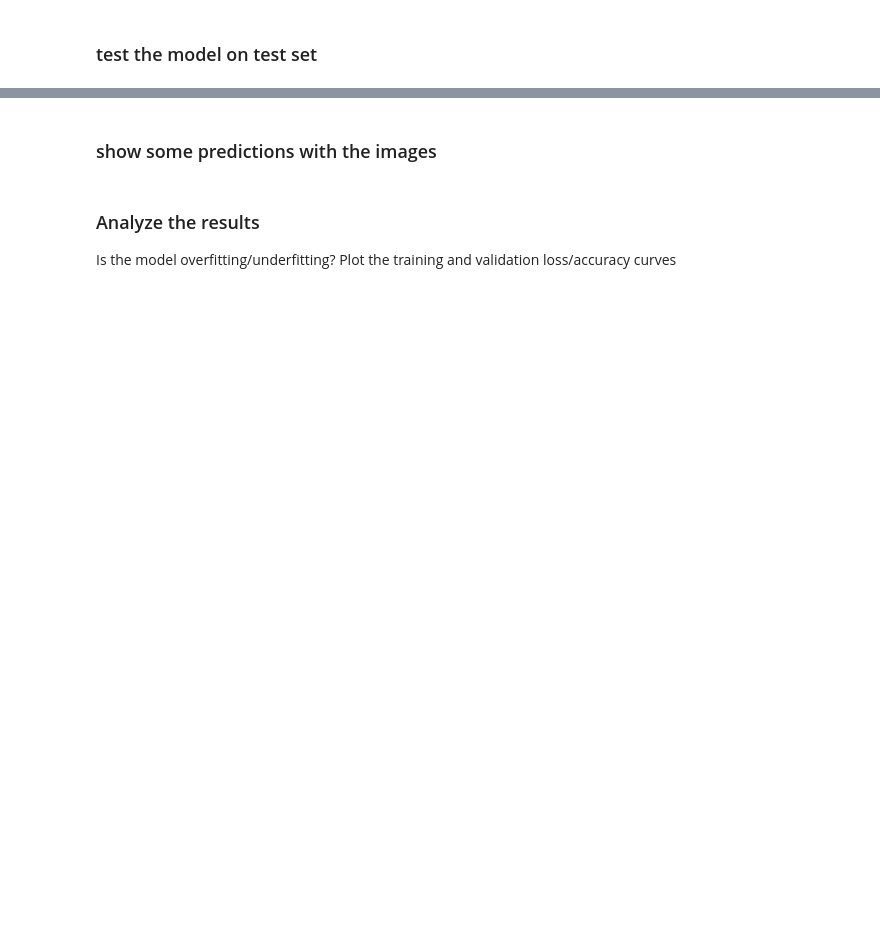
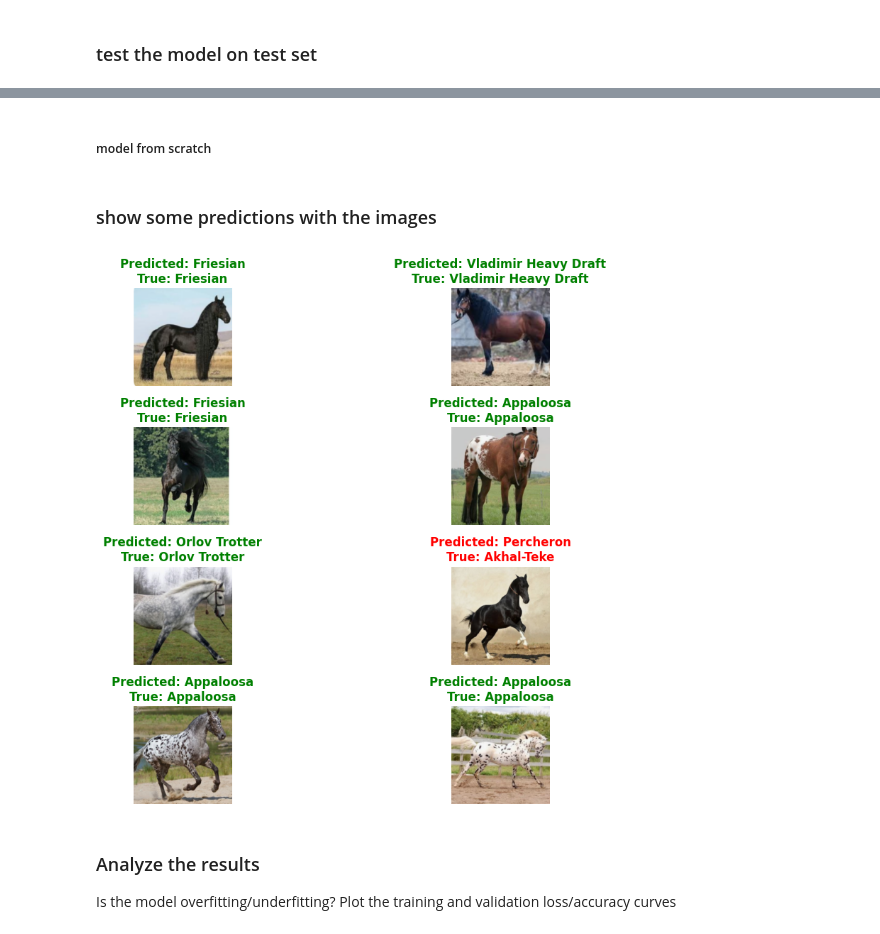
Before and after one commit to fayrouz2/ai-pros-v1-2025, a Jupyter notebook: horse_classification.ipynb, the cells around one changed output, grey strips where cells are left out. Cells and saved outputs as stored; diff of their text form; code cells hidden in the pictures; blank space fills up the shorter version.

```diff
--- a/horse_classification.ipynb
+++ b/horse_classification.ipynb
@@ -212,0 +495,20 @@ model_ft = models.resnet18(weights='DEFAULT')
+# %%
+for param in vgg_ft.parameters():
+    param.requires_grad = False
+
+num_ftrs = vgg_ft.classifier[6].in_features
+
+vgg_ft.classifier[6] = nn.Sequential(
+    nn.Linear(num_ftrs, 512),
+    nn.BatchNorm1d(512),
+    nn.ReLU(),
+    nn.Dropout(0.2),
+    nn.Linear(512, 7)
+)
+
+
+for param in vgg_ft.classifier[6].parameters():
+    param.requires_grad = True
+
+
+vgg_ft = vgg_ft.to(device)
@@ -213,2 +541,6 @@ model_ft = models.resnet18(weights='DEFAULT')
 # %% [markdown]
 ### define Loss and Optimizer
+# %%
+loss_function = nn.CrossEntropyLoss()
+# %%
+vgg_optimizer_ft = optim.SGD(vgg_ft.classifier[6].parameters(), lr=0.001, momentum=0.9)
@@ -221,0 +660,10 @@ it should Save the best model and track train and val loss and accuracy
+# %%
+best_model_vgg, history_vgg = train_model(
+    model=vgg_ft,
+    loss_function=loss_function,
+    optimizer=vgg_optimizer_ft,
+    train_loader=train_dataloader,
+    val_loader=val_dataloader,
+    device=device,
+    num_epochs=25
+)
@@ -223,0 +772,2 @@ it should Save the best model and track train and val loss and accuracy
+# %% [markdown]
+##### model from scratch
@@ -224,5 +781,15 @@ it should Save the best model and track train and val loss and accuracy
 # %% [markdown]
 ### show some predictions with the images
+# %%
+visualize_predictions(
+    model=best_model_vgg,
+    dataloader=test_dataloader,
+    class_names=dataset.class_names,
+    device=device,
+    num_images=8
+)
+# %% [output]
+[figure, added]
 # %% [markdown]
 ### Analyze the results
 Is the model overfitting/underfitting?
```
Also changed, not shown: parts of 70 cells of this notebook.
